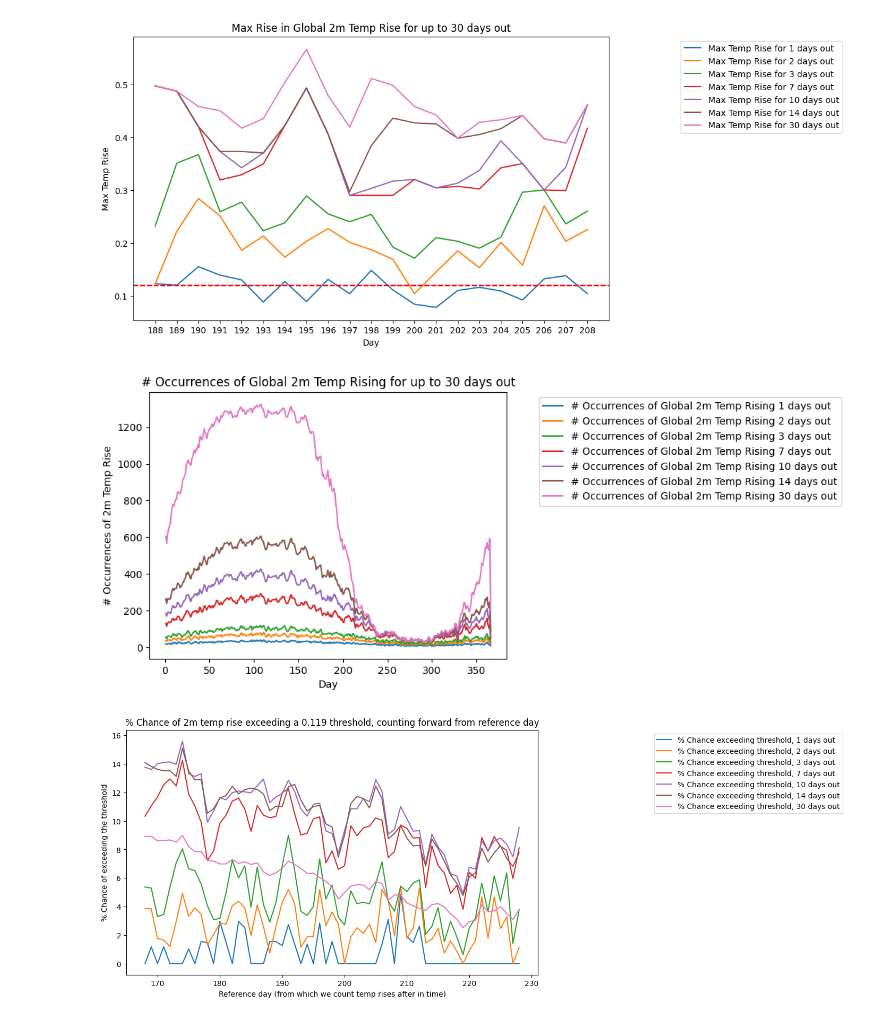
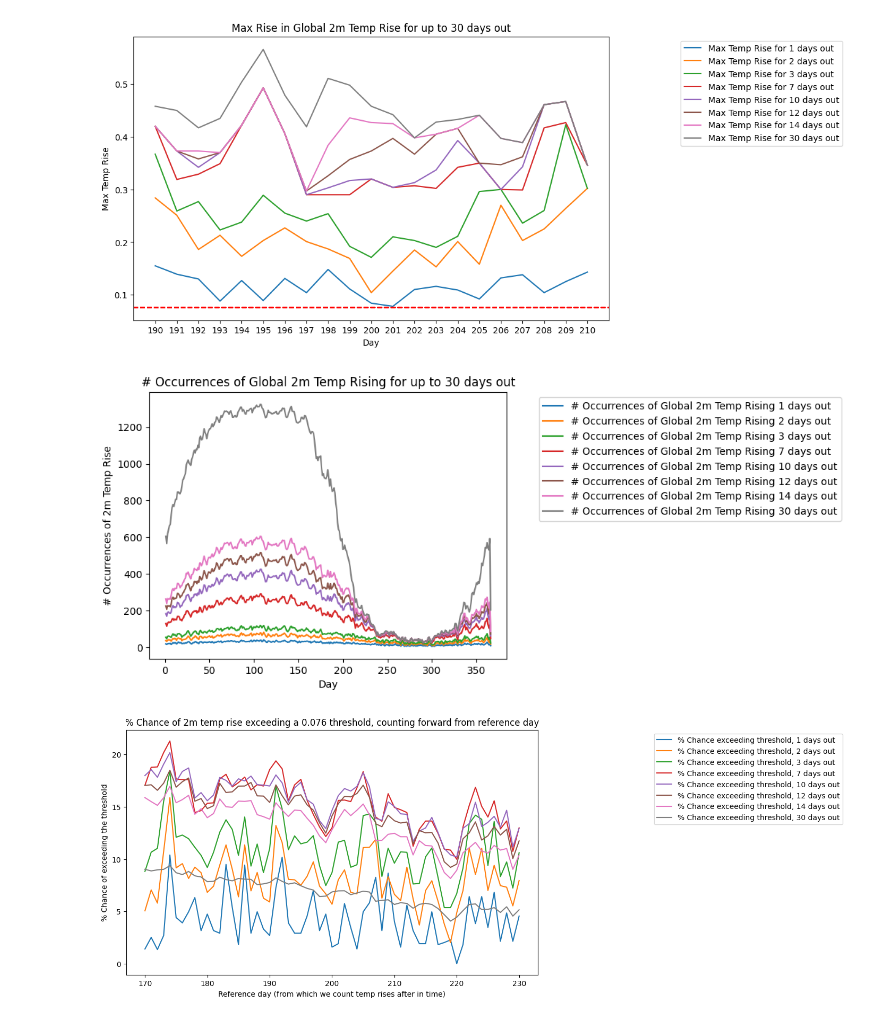
Before and after one commit to JRPdata/hot-july, a Jupyter notebook: copy_for_monthly-mean-land-ocean-temp-anomaly-extrapolate.ipynb, the cells around one changed output. Drawn from its saved outputs; the diff is of its cells as text; code cells hidden in the pictures.

```diff
--- a/copy_for_monthly-mean-land-ocean-temp-anomaly-extrapolate.ipynb
+++ b/copy_for_monthly-mean-land-ocean-temp-anomaly-extrapolate.ipynb
@@ -47,7 +47,7 @@ def calc_max_rise_plus_days(filepath, days_out, rise_threshold, min_year):
     calculate_for_monthly_mean_land_ocean_temp = True
     start_day = 182
     end_day = 212
-    last_day_current_data = 198
+    last_day_current_data = 200
     # Calculate average mean for ~July (~day 182-212), to compare to July 2019
     if calculate_for_monthly_mean_land_ocean_temp:
         mean_data = [entry for entry in data if entry['name'] == '1979-2000 mean'][0]['data']
@@ -326,12 +326,12 @@ extrapolate_year = 2023
 # from https://climatereanalyzer.org/clim/t2_daily/json/cfsr_world_t2_day.json
 filepath = 'cfsr_world_t2_day.json'
 # %%
-# start of day of year to project out from (last day of observed data: July 17, 2023 = 198)
-start_day_1_index = 198
+# start of day of year to project out from (last day of observed data: July 19, 2023 = 200)
+start_day_1_index = 200
 # threshold in rise to count occurences for (the record temperature - the most recent observation temperature)
-rise_threshold = 17.233 - 17.114
+rise_threshold = 17.233 - 17.157
 # days out from last day of observed data to do counts for (14 + July 17 = July 31)
-days_out = [1, 2, 3, 7, 10, 14, 30]
+days_out = [1, 2, 3, 7, 10, 12, 14, 30]
 #days_out = [1, 2, 3, 7, 22, 30]
 
 # the temp variability changes throughout the year
@@ -388,3 +388,3 @@ Chance of 2m temp rise exceeding a 0.119 threshold, 30 days out from July 17, 20
-[figure, old version]
+[figure, new version]
-[figure, old version]
+[figure, new version]
-[figure, old version]
+[figure, new version]
```
Also changed, not shown: parts of 1 cell of this notebook, 4 other files.
